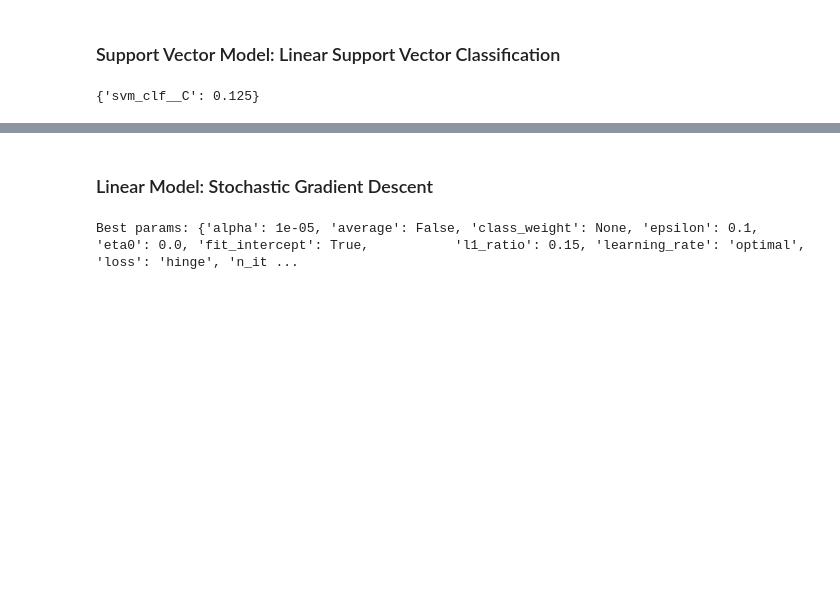
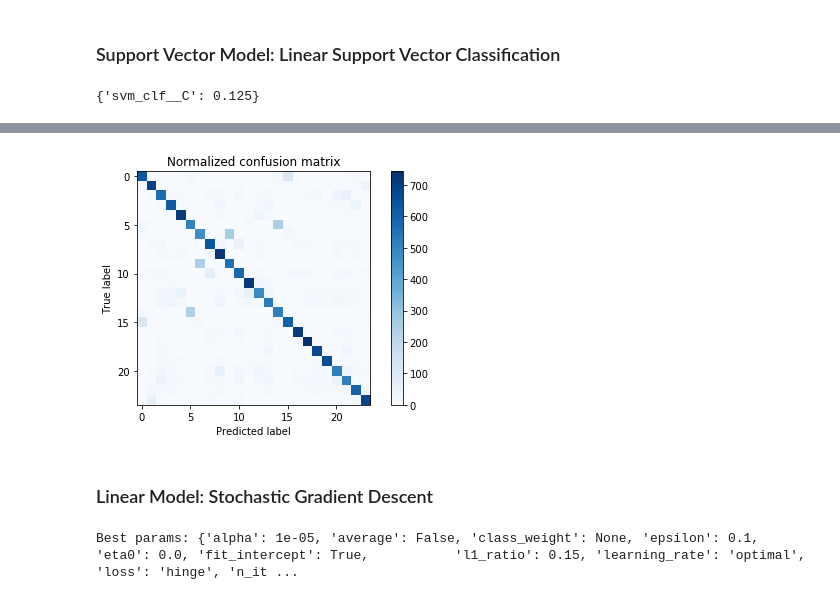
Before and after one commit to robich/dsfb, a Jupyter notebook: dsfb_project.ipynb, the cells around one changed output, grey strips where cells are left out. Cells and saved outputs as stored; diff of their text form; code cells hidden in the pictures; blank space fills up the shorter version.

```diff
--- a/dsfb_project.ipynb
+++ b/dsfb_project.ipynb
@@ -575,5 +627,9 @@ Precision mean:  0.761371848734
 # %%
 svc_precision = 0.761371848734
+# %%
+print_confusion_matrix(y_test, y_pred, 24)
+# %% [output]
+[figure, added]
 # %% [markdown]
 ### Linear Model:  Stochastic Gradient Descent
 # %%
```
Also changed, not shown: parts of 66 cells of this notebook.
